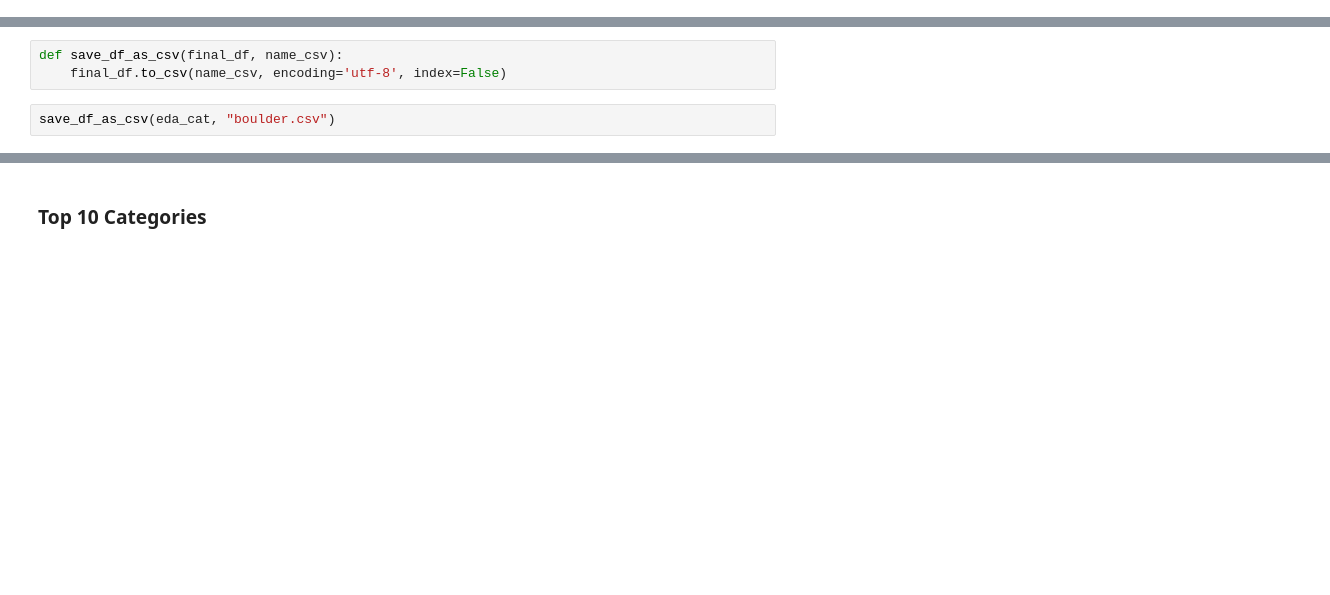
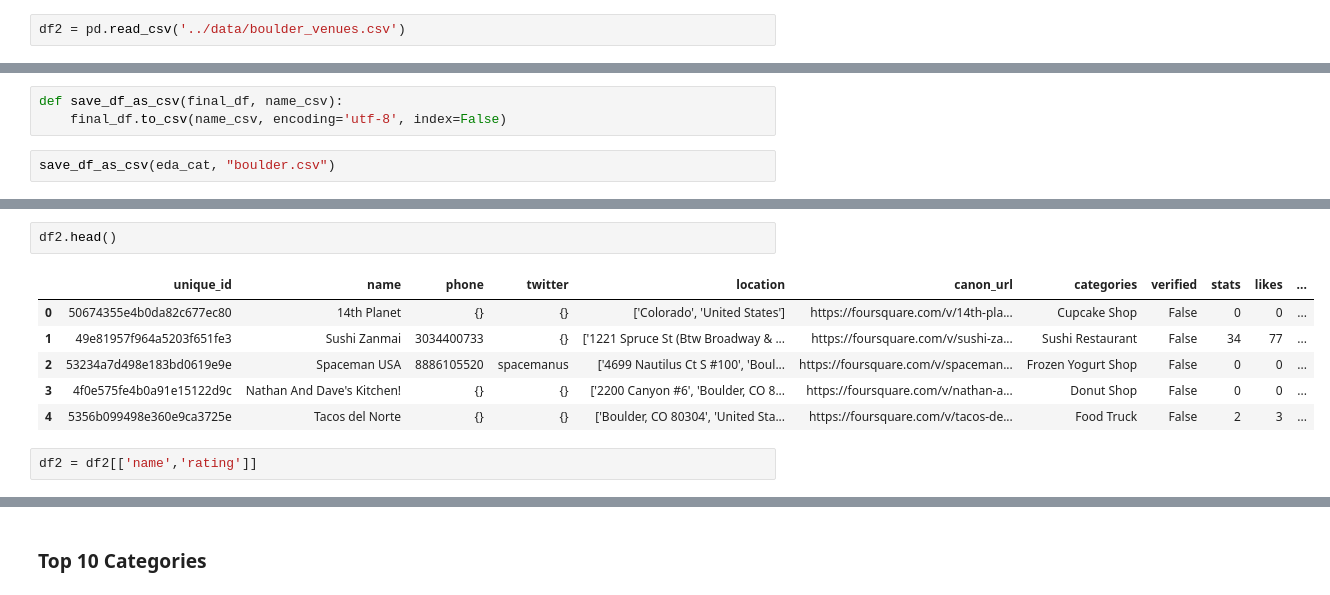
Before and after one commit to andurooo/boulder-restaurant-recommender, a Jupyter notebook: notebooks/eda-boulder.ipynb, the cells around one changed output, grey strips where cells are left out. Cells and saved outputs as stored; diff of their text form; blank space fills up the shorter version.

```diff
--- a/notebooks/eda-boulder.ipynb
+++ b/notebooks/eda-boulder.ipynb
@@ -46,0 +55,2 @@ pd.set_option('display.max_rows', None)
+# %%
+df2 = pd.read_csv('../data/boulder_venues.csv')
@@ -98,0 +165,11 @@ save_df_as_csv(eda_cat, "boulder.csv")
+# %%
+df2.head()
+# %% [output]
+|  | unique_id | name | phone | twitter | location | canon_url | categories | verified | stats | likes | ... |
+| 0 | 50674355e4b0da82c677ec80 | 14th Planet | {} | {} | ['Colorado', 'United States'] | https://foursquare.com/v/14th-pla... | Cupcake Shop | False | 0 | 0 | ... |
+| 1 | 49e81957f964a5203f651fe3 | Sushi Zanmai | 3034400733 | {} | ['1221 Spruce St (Btw Broadway & ... | https://foursquare.com/v/sushi-za... | Sushi Restaurant | False | 34 | 77 | ... |
+| 2 | 53234a7d498e183bd0619e9e | Spaceman USA | 8886105520 | spacemanus | ['4699 Nautilus Ct S #100', 'Boul... | https://foursquare.com/v/spaceman... | Frozen Yogurt Shop | False | 0 | 0 | ... |
+| 3 | 4f0e575fe4b0a91e15122d9c | Nathan And Dave's Kitchen! | {} | {} | ['2200 Canyon #6', 'Boulder, CO 8... | https://foursquare.com/v/nathan-a... | Donut Shop | False | 0 | 0 | ... |
+| 4 | 5356b099498e360e9ca3725e | Tacos del Norte | {} | {} | ['Boulder, CO 80304', 'United Sta... | https://foursquare.com/v/tacos-de... | Food Truck | False | 2 | 3 | ... |
+# %%
+df2 = df2[['name','rating']]
```
Also changed, not shown: parts of 41 cells of this notebook, 3 other files.
